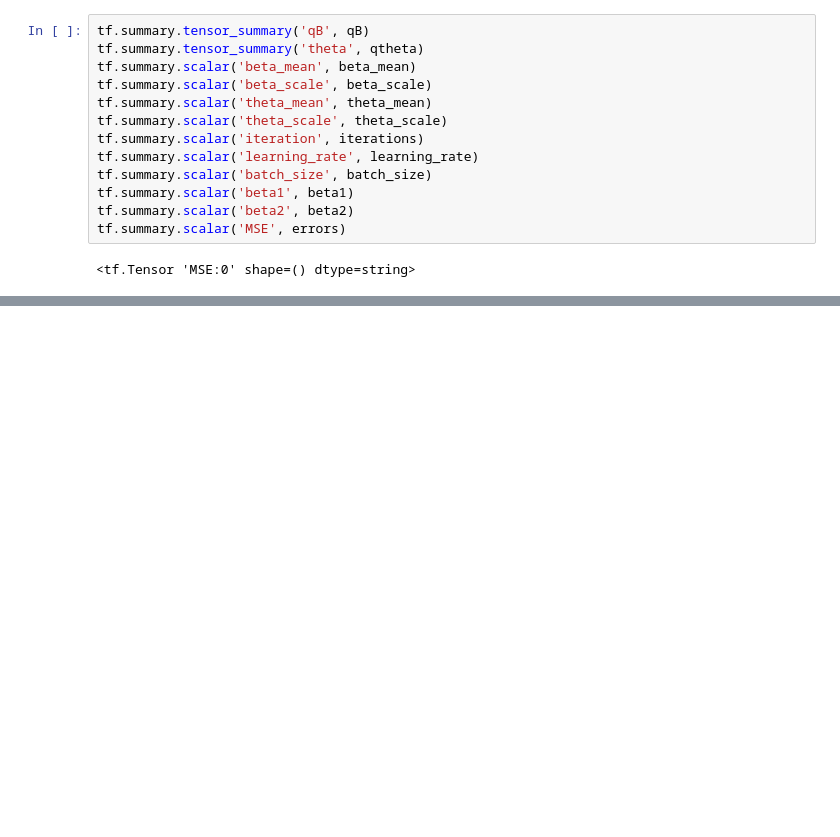
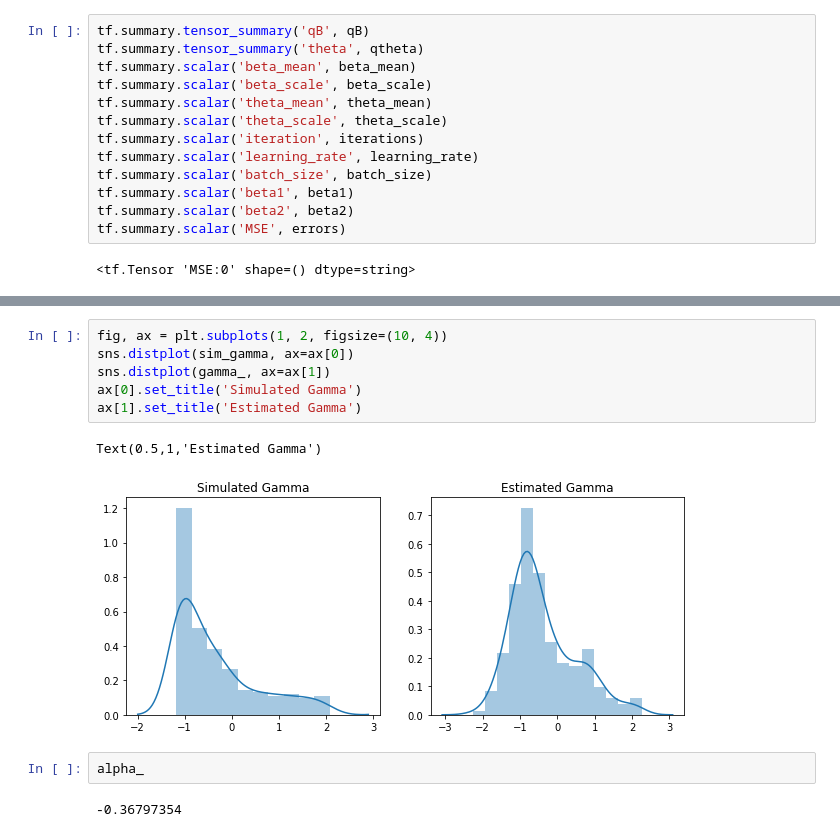
Before and after one commit to knightlab-analyses/bayesian-regression, a Jupyter notebook: bayesian_regression/ipynb/simulated-model.ipynb, the cells around one changed output, grey strips where cells are left out. Drawn from its saved outputs; the diff is of its cells as text; blank space fills up the shorter version.

```diff
--- a/bayesian_regression/ipynb/simulated-model.ipynb
+++ b/bayesian_regression/ipynb/simulated-model.ipynb
@@ -317,0 +370,13 @@ Text(0.5,1,'Simulation')
+# %%
+fig, ax = plt.subplots(1, 2, figsize=(10, 4))
+sns.distplot(sim_gamma, ax=ax[0])
+sns.distplot(gamma_, ax=ax[1])
+ax[0].set_title('Simulated Gamma')
+ax[1].set_title('Estimated Gamma')
+# %% [output]
+Text(0.5,1,'Estimated Gamma')
+[figure, added]
+# %%
+alpha_
+# %% [output]
+-0.36797354
```
Also changed, not shown: parts of 11 cells of this notebook, 1 other file.
